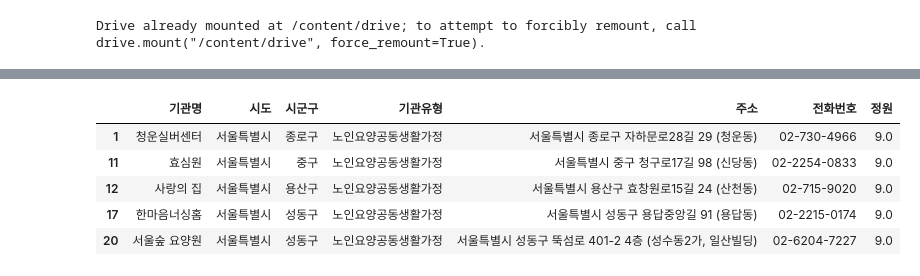
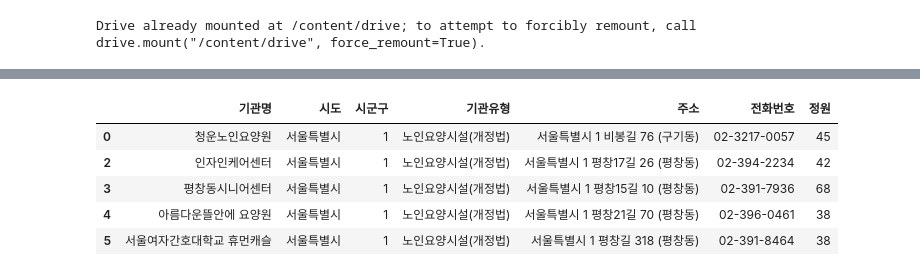
Before and after one commit to kyungmo90/Ubion-Python, a Jupyter notebook: 실습(2023-01-04).ipynb, the cells around one changed output, grey strips where cells are left out. Saved outputs shown, nothing was run; the diff lists cells and outputs as text; code cells hidden in the pictures.

```diff
--- a/실습(2023-01-04).ipynb
+++ b/실습(2023-01-04).ipynb
@@ -111,9 +114,11 @@ df = df_LongTC
 
 #너무 길어서 변수 치환
 # %%
-under_9 = df[df["정원"]<=9]
-upper_9 = df[df["정원"]>9]
+under_20 = df[df["정원"]<=20]
+upper_20 = df[df["정원"]>20]
 
-print(under_9)
-print(upper_9)
+print(under_20)
+print(upper_20)
+
+# 20을 기준으로 위아래 분류류
 # %% [output]
@@ -146,9 +142,11 @@ upper_9.head()
-# %%
-under_9.head()
-# %% [output]
-|  | 기관명 | 시도 | 시군구 | 기관유형 | 주소 | 전화번호 | 정원 |
-| 1 | 청운실버센터 | 서울특별시 | 종로구 | 노인요양공동생활가정 | 서울특별시 종로구 자하문로28길 29 (청운동) | 02-730-4966 | 9.0 |
-| 11 | 효심원 | 서울특별시 | 중구 | 노인요양공동생활가정 | 서울특별시 중구 청구로17길 98 (신당동) | 02-2254-0833 | 9.0 |
-| 12 | 사랑의 집 | 서울특별시 | 용산구 | 노인요양공동생활가정 | 서울특별시 용산구 효창원로15길 24 (산천동) | 02-715-9020 | 9.0 |
-| 17 | 한마음너싱홈 | 서울특별시 | 성동구 | 노인요양공동생활가정 | 서울특별시 성동구 용답중앙길 91 (용답동) | 02-2215-0174 | 9.0 |
-| 20 | 서울숲 요양원 | 서울특별시 | 성동구 | 노인요양공동생활가정 | 서울특별시 성동구 뚝섬로 401-2 4층 (성수동2가, 일산빌딩) | 02-6204-7227 | 9.0 |
+# %%
+upper_20.head()
+
+# 위쪽 출력력
+# %% [output]
+|  | 기관명 | 시도 | 시군구 | 기관유형 | 주소 | 전화번호 | 정원 |
+| 0 | 청운노인요양원 | 서울특별시 | 1 | 노인요양시설(개정법) | 서울특별시 1 비봉길 76 (구기동) | 02-3217-0057 | 45 |
+| 2 | 인자인케어센터 | 서울특별시 | 1 | 노인요양시설(개정법) | 서울특별시 1 평창17길 26 (평창동) | 02-394-2234 | 42 |
+| 3 | 평창동시니어센터 | 서울특별시 | 1 | 노인요양시설(개정법) | 서울특별시 1 평창15길 10 (평창동) | 02-391-7936 | 68 |
+| 4 | 아름다운뜰안에 요양원 | 서울특별시 | 1 | 노인요양시설(개정법) | 서울특별시 1 평창21길 70 (평창동) | 02-396-0461 | 38 |
+| 5 | 서울여자간호대학교 휴먼캐슬 | 서울특별시 | 1 | 노인요양시설(개정법) | 서울특별시 1 평창길 318 (평창동) | 02-391-8464 | 38 |
```
Also changed, not shown: parts of 23 cells of this notebook.
